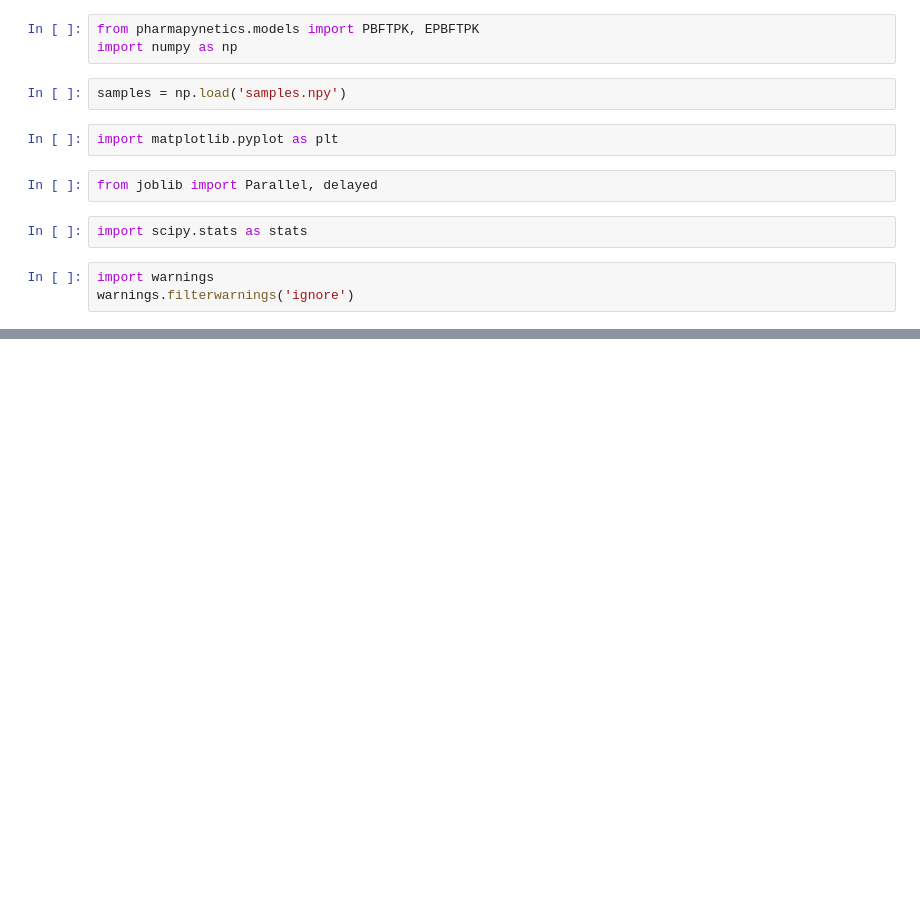
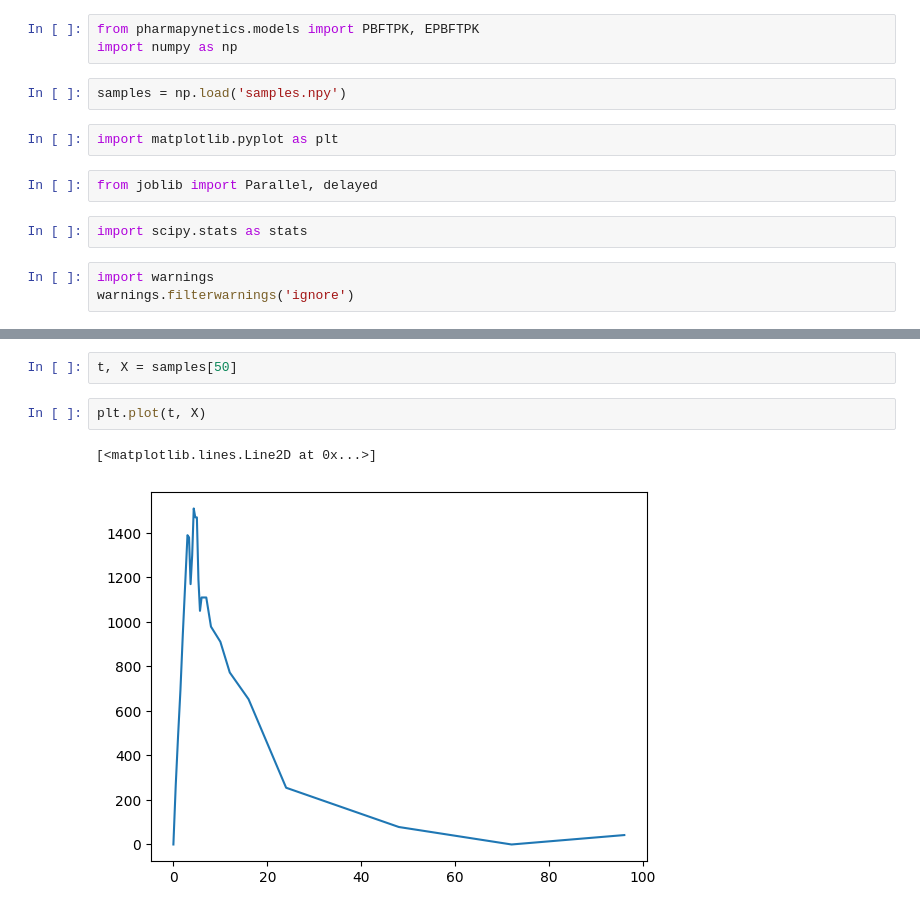
Before and after one commit to LumbaBalumba/yes-science, a Jupyter notebook: modelling.ipynb, the cells around one changed output, grey strips where cells are left out. Saved outputs shown, nothing was run; the diff lists cells and outputs as text; blank space fills up the shorter version.

```diff
--- a/modelling.ipynb
+++ b/modelling.ipynb
@@ -45,0 +15,7 @@ NormaltestResult(statistic=np.float64(2.584262824804469), pvalue=np.float64(0.27
+# %%
+t, X = samples[50]
+# %%
+plt.plot(t, X)
+# %% [output]
+[<matplotlib.lines.Line2D at 0x...>]
+[figure, added]
```
Also changed, not shown: parts of 5 cells of this notebook, 5 other files.
